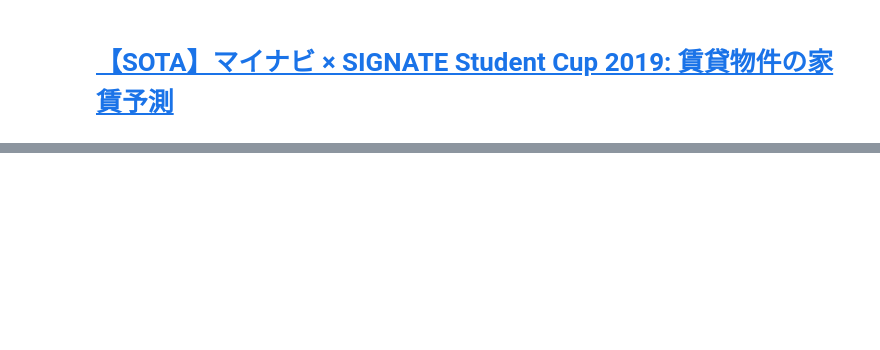
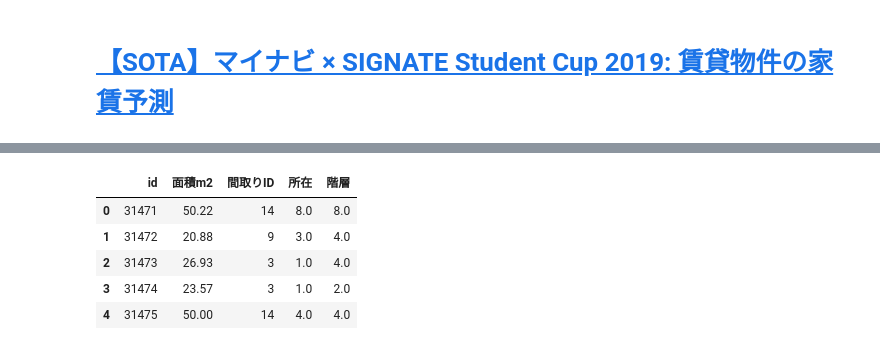
Before and after one commit to Kosuke-Yanai/KY, a Jupyter notebook: Python/SIGNATE/20210818_【SOTA】マイナビ × SIGNATE Student Cup 2019 賃貸物件の家賃予測/RentForcast.ipynb, the cells around one changed output, grey strips where cells are left out. Saved outputs shown, nothing was run; the diff lists cells and outputs as text; code cells hidden in the pictures; blank space fills up the shorter version.

```diff
--- a/Python/SIGNATE/20210818_【SOTA】マイナビ × SIGNATE Student Cup 2019 賃貸物件の家賃予測/RentForcast.ipynb
+++ b/Python/SIGNATE/20210818_【SOTA】マイナビ × SIGNATE Student Cup 2019 賃貸物件の家賃予測/RentForcast.ipynb
@@ -13,0 +118,9 @@ test_data = pd.read_csv(test_path)
+# %%
+test_data_1.head()
+# %% [output]
+|  | id | 面積m2 | 間取りID | 所在 | 階層 |
+| 0 | 31471 | 50.22 | 14 | 8.0 | 8.0 |
+| 1 | 31472 | 20.88 | 9 | 3.0 | 4.0 |
+| 2 | 31473 | 26.93 | 3 | 1.0 | 4.0 |
+| 3 | 31474 | 23.57 | 3 | 1.0 | 2.0 |
+| 4 | 31475 | 50.00 | 14 | 4.0 | 4.0 |
```
Also changed, not shown: parts of 38 cells of this notebook, 1 other file.
